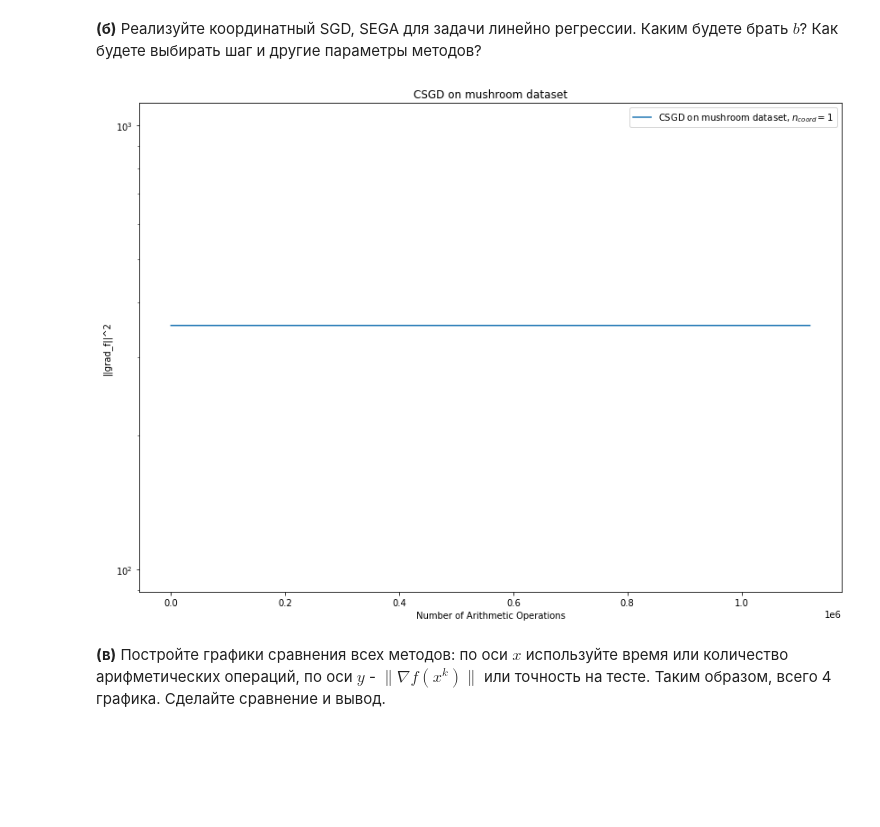
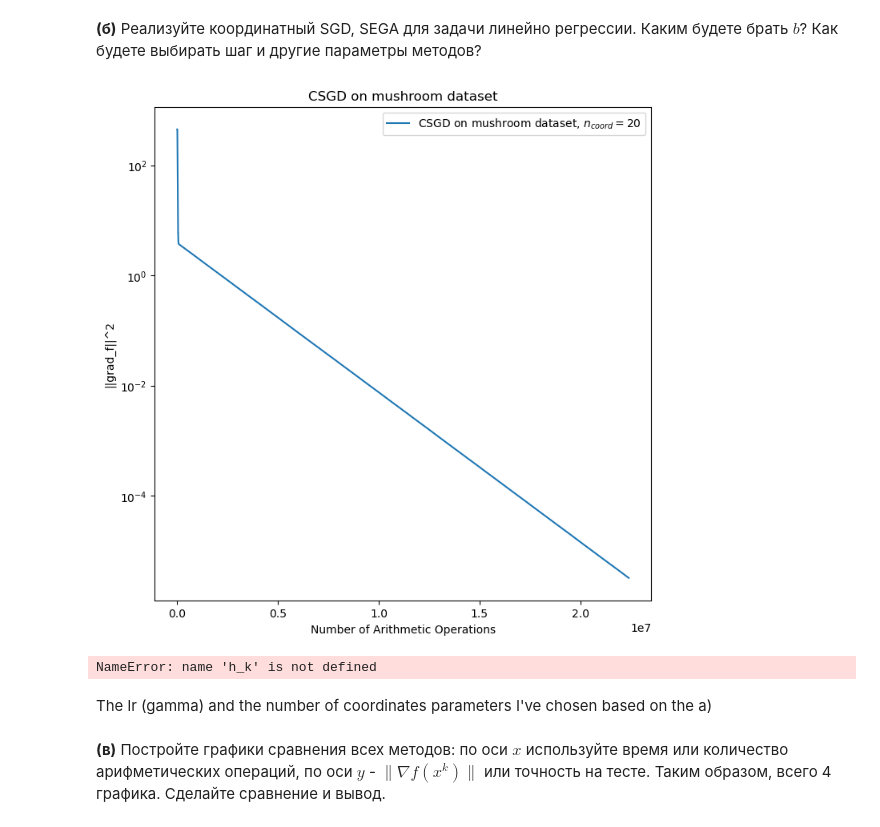
Before and after one commit to k2a07/MIPT-homeworks, a Jupyter notebook: Acharya_Kirill_Optimization_HW_6.ipynb, the cells around one changed output. Cells and saved outputs as stored; diff of their text form; code cells hidden in the pictures; blank space fills up the shorter version.

```diff
--- a/Acharya_Kirill_Optimization_HW_6.ipynb
+++ b/Acharya_Kirill_Optimization_HW_6.ipynb
@@ -60,5 +60,5 @@ def gd_gamma_th(k, f, grad_f, x_k, x_true, args):
 calls_csgd = n_iter
 gd_n_iter = calls_csgd // args['d']
 
-operations_csgd = [i*args['d'] for i in range(n_iter)]
-operations_gd = [i*args['d']**2 for i in range(gd_n_iter)]
+operations_csgd = [i*args['n_coord'] for i in range(n_iter)]
+operations_gd = [i*args['d'] for i in range(gd_n_iter)]
@@ -176,7 +200,7 @@ X, y = data[0].toarray(), data[1]
 
 args['n'], args['d'] = X.shape[0], X.shape[1]
 
-X_train, X_test, y_train, y_test = train_test_split(X, y, test_size=0.10, random_state=True)
+X_train, X_test, y_train, y_test = train_test_split(X, y, test_size=0.2, random_state=True)
 
 args['X'] = X_train
 args['y'] = y_train
@@ -195,29 +219,75 @@ $\mu$ came out to be small negative ($-4.75 \cdot 10^{-15}$) due to the computat
 # %% [markdown]
 __(б)__ Реализуйте координатный SGD, SEGA для задачи линейно регрессии. Каким будете брать $b$? Как будете выбирать шаг и другие параметры методов?
 # %%
+#csgd
 x, y, label = [], [], []
 n_iter = 10000
 
 def gamma_csgd(k, func, nabla_f, x_curr, x_sol, args):
     return 700/(4 * args['L'] * args['d'])
 
 csgd = opt.GradientOptimizer(opt.f_quad, opt.f_quad_grad, gamma_k = gamma_csgd,
                             criterium = '||grad_f||^2', eps = 10e-10,
                             x_0 = w_0, args = args, csgd_activate = True,
-                            n_coord = 1,
-                            grad_f_j = opt.f_quad_grad_j, is_dependent = False)
+                            n_coord = 20,
+                            grad_f_j = opt.f_quad_grad_j, is_independent = True)
 
 csgd_points_arr, csgd_differences_arr, csgd_times_arr = csgd.descent()
 
 operations_csgd = [i*csgd.n_coord*args['d'] for i in range(n_iter)]
+operations_gd = [i*args['d']**2 for i in range(gd_n_iter)]
 
 x.append(operations_csgd)
 y.append(csgd_dep_differences_arr)
 label.append(r"CSGD on mushroom dataset, $n_{coord} = %i$" % csgd.n_coord)
 
 opt.plot_graphs(x, y, "Number of Arithmetic Operations", label, "CSGD on mushroom dataset", logscale = True, criteria_type = "||grad_f||^2")
 # %% [output]
-[figure, old version]
+[figure, new version]
+# %%
+#sega
+x, y, label = [], [], []
+n_iter = 10000
+
+calls_sega = n_iter
+gd_n_iter = calls_csgd // args['d']
+
+operations_sega = [i*args['d'] for i in range(n_iter)]
+operations_gd = [i*args['d']**2 for i in range(gd_n_iter)]
+
+
+def gamma_sega_th(k, func, nabla_f, x_curr, x_sol, args):
+    return args['c']/(24 * args['L'] * args['d'])
+
+c_arr = [0.5, 1, 2]
+for args['c'] in c_arr:
+    sega = opt.GradientOptimizer(opt.f_quad, opt.f_quad_grad, gamma_k = gamma_sega_th,
+                            criterium = '||grad_f||^2', eps = 10e-10,
+                            x_0 = w_0, args = args, sega_activate = True,
+                            grad_f_j = opt.f_quad_grad_j)
+
+    points_arr, differences_arr, times_arr = sega.descent()
+
+    operations_sega = [i*args['d'] for i in range(n_iter)]
+    operations_gd = [i*args['d']**2 for i in range(gd_n_iter)]
+
+    points_arr, differences_arr, times_arr = csgd_gamma_theory.descent()
+    x.append(operations_sega)
+    y.append(differences_arr)
+    label.append(r"SEGA, $\gamma_k = \frac{%i}{4dL}$" % args['c'])
+    reload(opt)
+
+#gd optimizing
+gd_gamma_theory = opt.GradientOptimizer(opt.f_quad, opt.f_quad_grad, x_0, criterium = '||grad_f(x_k)||',
+args = args, n_iter = gd_n_iter, gamma_k = gd_gamma_th)
+gd_points_arr, gd_differences_arr, gd_times_arr = gd_gamma_theory.descent()
+x.append(operations_gd)
+y.append(gd_differences_arr)
+label.append(r"GD, $\gamma = \frac{1}{L}$")
+# %% [output]
+NameError: name 'h_k' is not defined
+# %% [markdown]
+The lr (gamma) and the number of coordinates parameters I've chosen based on the a)
 # %% [markdown]
 __(в)__ Постройте графики сравнения всех методов: по оси $x$ используйте время или количество арифметических операций, по оси $y$ - $\|\nabla f(x^k)\|$ или точность на тесте. Таким образом, всего 4 графика. Сделайте сравнение и вывод.
 # %%
```
Also changed, not shown: parts of 7 cells of this notebook.
